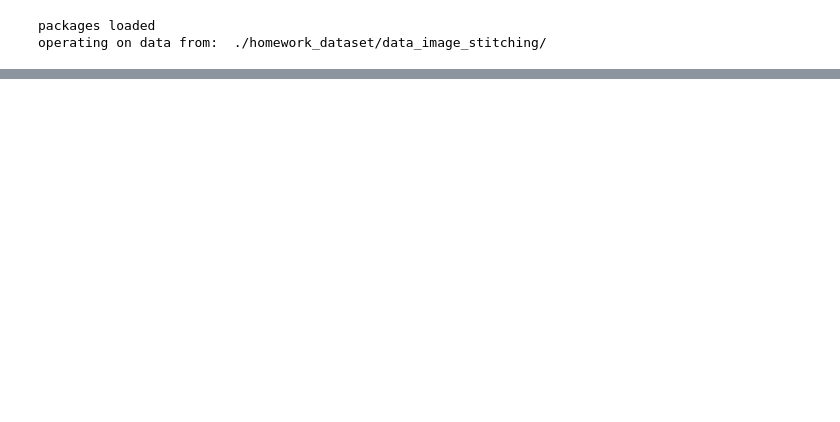
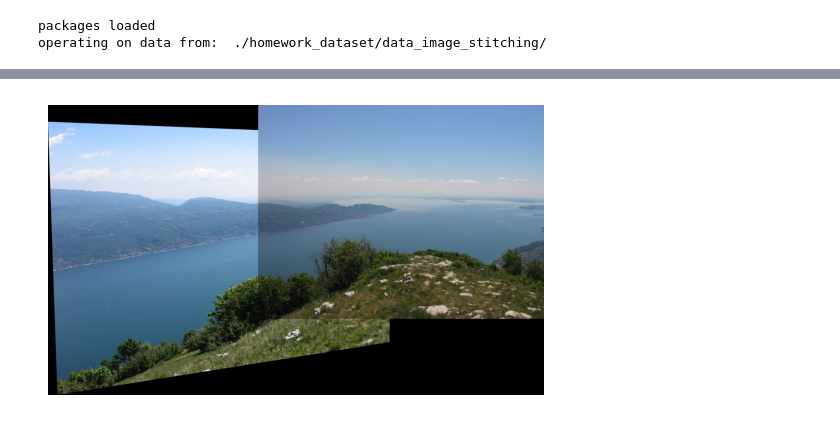
Before and after one commit to YigitEkin/CS-554-Homework, a Jupyter notebook: image_sticthing2.ipynb, the cells around one changed output, grey strips where cells are left out. Saved outputs shown, nothing was run; the diff lists cells and outputs as text; code cells hidden in the pictures; blank space fills up the shorter version.

```diff
--- a/image_sticthing2.ipynb
+++ b/image_sticthing2.ipynb
@@ -310,0 +244,39 @@ plt.show()
+# %%
+def stitch_images(img1, img2, H, alphas):
+    h1, w1 = img1.shape[:2]
+    h2, w2 = img2.shape[:2]
+
+    corners1 = np.float32([[0, 0], [0, h1], [w1, h1], [w1, 0]]).reshape(-1, 1, 2)
+    corners2 = np.float32([[0, 0], [0, h2], [w2, h2], [w2, 0]]).reshape(-1, 1, 2)
+    warped_corners2 = cv2.perspectiveTransform(corners1, H)
+
+    corners = np.concatenate((corners1, warped_corners2), axis=0)
+    [xmin, ymin] = np.int32(corners.min(axis=0).ravel() - 0.5)
+    [xmax, ymax] = np.int32(corners.max(axis=0).ravel() + 0.5)
+
+    t = [-xmin, -ymin]
+    Ht = np.array([[1, 0, t[0]], [0, 1, t[1]], [0, 0, 1]])
+
+    warped_img2 = cv2.warpPerspective(img1, Ht @ H, (xmax - xmin, ymax - ymin))
+    warped_img2[t[1]:h1 + t[1], t[0]:w1 + t[0]] = img2
+
+    # Alpha blending for seams
+    alpha1 = np.ones_like(img1, dtype=np.float32)
+    alpha2 = np.ones_like(img2, dtype=np.float32)
+    alpha1[:, :] = alphas[0]
+    alpha2[:, :] = alphas[1]
+    alpha = cv2.warpPerspective(alpha1, Ht @ H, (xmax - xmin, ymax - ymin))
+    alpha[t[1]:h1 + t[1], t[0]:w1 + t[0]] = alpha2
+
+    return cv2.normalize((warped_img2 * alpha + warped_img2 * (1 - alpha)).astype(np.uint8), None, 0, 255, cv2.NORM_MINMAX)
+
+
+
+
+stitched_image = stitch_images(img_1, img_2, H, np.linspace(1, 0, img_1.shape[0]))
+plt.imshow(stitched_image)
+plt.axis('off')
+plt.show()
+plt.imsave('stitched_image.jpg', stitched_image)
+# %% [output]
+[figure, added]
```
Also changed, not shown: parts of 6 cells of this notebook.
